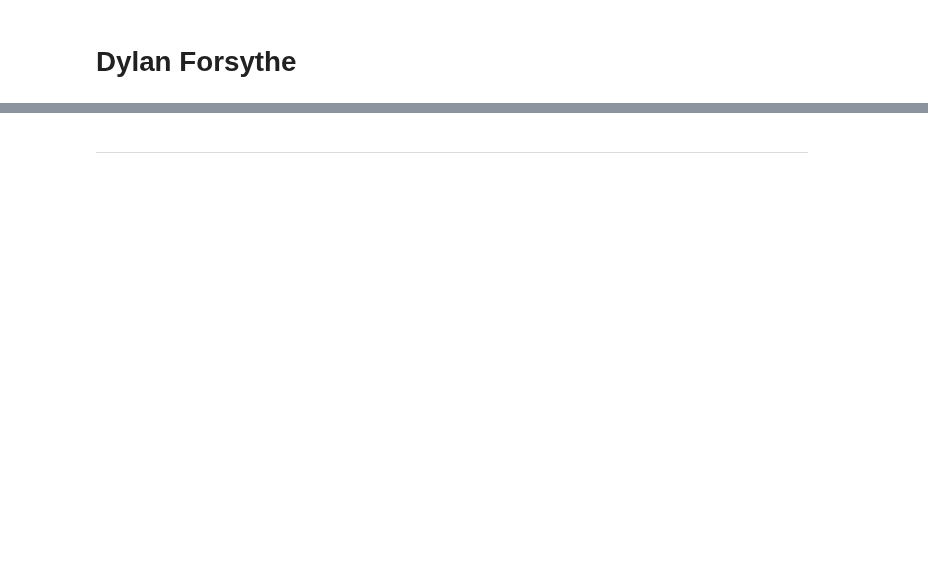
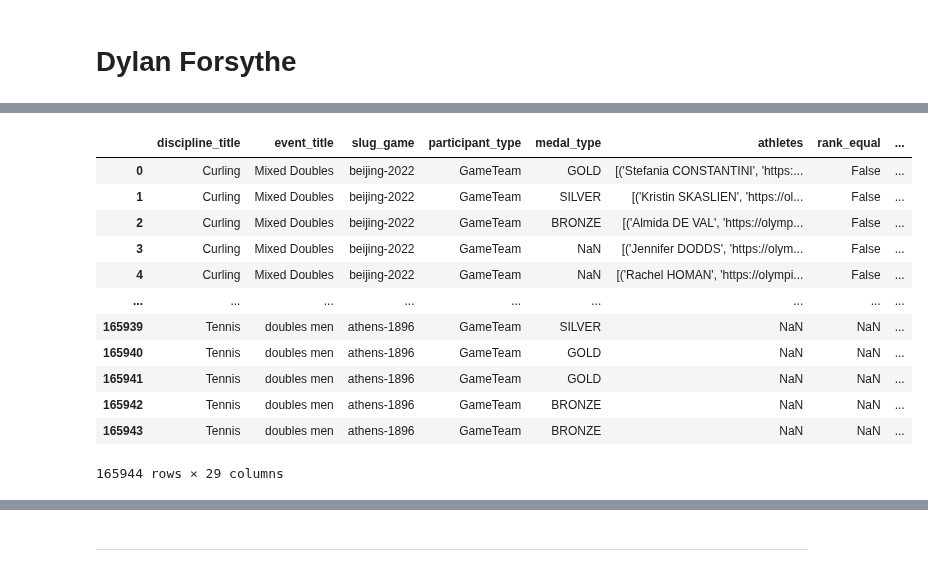
Before and after one commit to ubco-W2022T2-data301/project-group-group17, a Jupyter notebook: analysis/notebooks/analysis_dylan.ipynb, the cells around one changed output, grey strips where cells are left out. Saved outputs shown, nothing was run; the diff lists cells and outputs as text; code cells hidden in the pictures; blank space fills up the shorter version.

```diff
--- a/analysis/notebooks/analysis_dylan.ipynb
+++ b/analysis/notebooks/analysis_dylan.ipynb
@@ -39 +43,22 @@ OlympicAthletesDF = pd.read_csv('../../data/raw/Olympic_Summer_Winter_Games_1986
+# %%
+### Merge all dataframes together to then isolate the information I want
+
+Research_df_merged_full = pd.merge(OlympicResultsDF, OlympicAthletesDF, how='outer')
+Research_df_merged_full = pd.merge(Research_df_merged_full, OlympicMedalsDF, how='outer')
+Research_df_merged_full = pd.merge(Research_df_merged_full, OlympicHostsDF, left_on='slug_game', right_on='game_slug')
+Research_df_merged_full
+# %% [output]
+|  | discipline_title | event_title | slug_game | participant_type | medal_type | athletes | rank_equal | ... |
+| 0 | Curling | Mixed Doubles | beijing-2022 | GameTeam | GOLD | [('Stefania CONSTANTINI', 'https:... | False | ... |
+| 1 | Curling | Mixed Doubles | beijing-2022 | GameTeam | SILVER | [('Kristin SKASLIEN', 'https://ol... | False | ... |
+| 2 | Curling | Mixed Doubles | beijing-2022 | GameTeam | BRONZE | [('Almida DE VAL', 'https://olymp... | False | ... |
+| 3 | Curling | Mixed Doubles | beijing-2022 | GameTeam | NaN | [('Jennifer DODDS', 'https://olym... | False | ... |
+| 4 | Curling | Mixed Doubles | beijing-2022 | GameTeam | NaN | [('Rachel HOMAN', 'https://olympi... | False | ... |
+| ... | ... | ... | ... | ... | ... | ... | ... | ... |
+| 165939 | Tennis | doubles men | athens-1896 | GameTeam | SILVER | NaN | NaN | ... |
+| 165940 | Tennis | doubles men | athens-1896 | GameTeam | GOLD | NaN | NaN | ... |
+| 165941 | Tennis | doubles men | athens-1896 | GameTeam | GOLD | NaN | NaN | ... |
+| 165942 | Tennis | doubles men | athens-1896 | GameTeam | BRONZE | NaN | NaN | ... |
+| 165943 | Tennis | doubles men | athens-1896 | GameTeam | BRONZE | NaN | NaN | ... |
+165944 rows × 29 columns
 # %%
```
Also changed, not shown: parts of 32 cells of this notebook.
